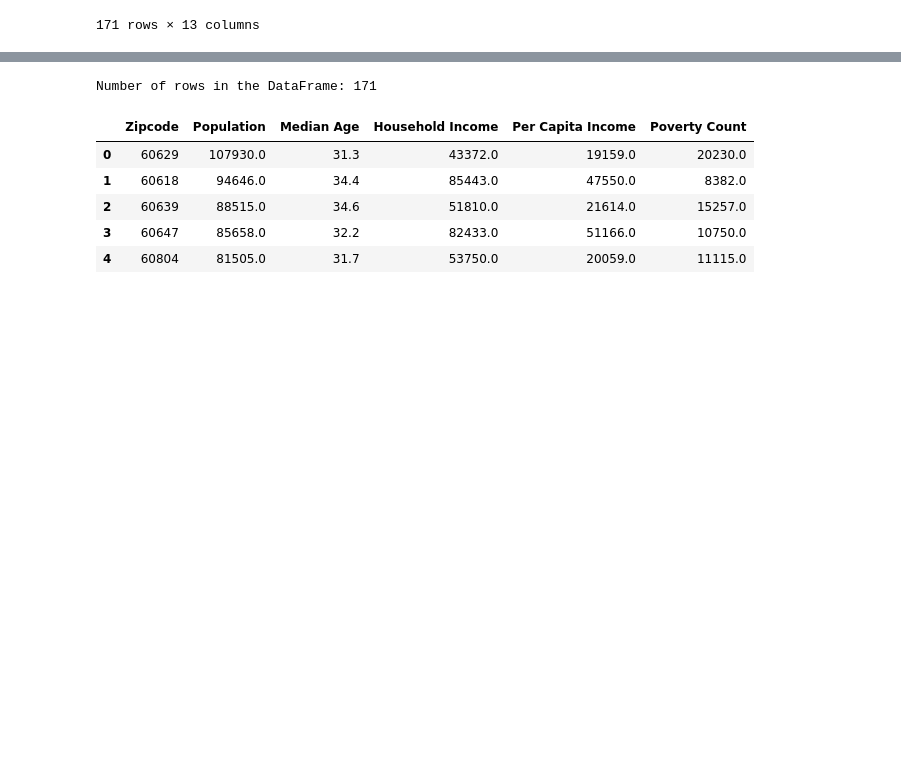
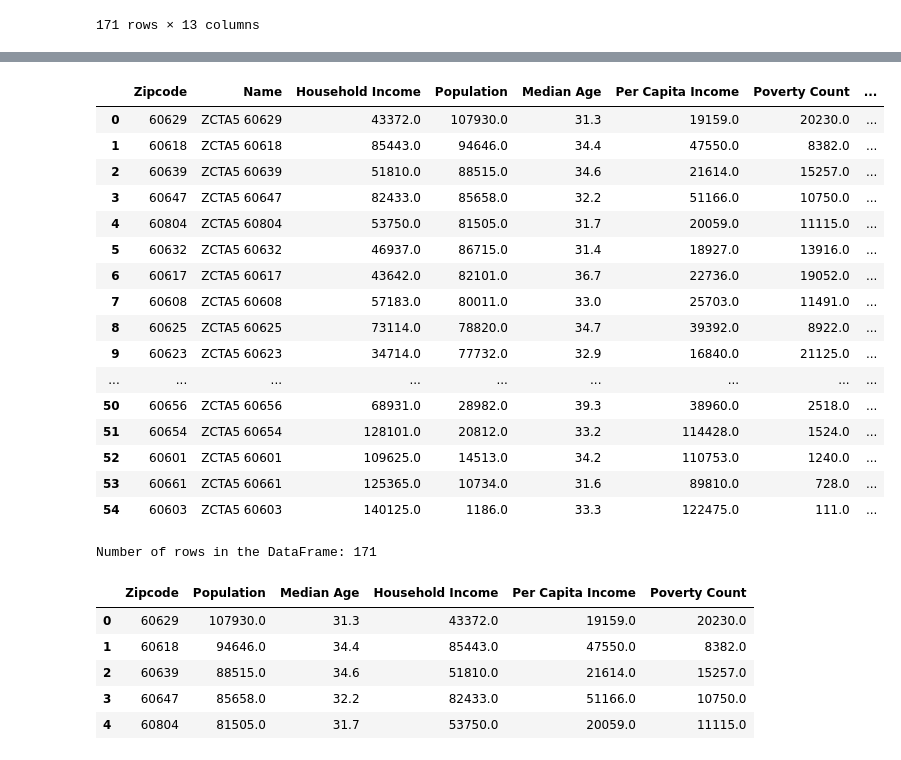
Before and after one commit to manalipatel9/project1, a Jupyter notebook: Chicago_census_info.ipynb, the cells around one changed output, grey strips where cells are left out. Drawn from its saved outputs; the diff is of its cells as text; code cells hidden in the pictures; blank space fills up the shorter version.

Commit message:
updated code and covid data

```diff
--- a/Chicago_census_info.ipynb
+++ b/Chicago_census_info.ipynb
@@ -10,8 +10,15 @@ from census import Census
 
 zip_df = pd.read_csv("ChicagoZips.csv", encoding="utf-8")
 
-store_df=pd.read_csv("Grocery_Store_Status_jlk.csv" , encoding="utf-8")
+
+store_df=pd.read_csv("Grocery_Store_Status.csv" , encoding="utf-8")
+store_df[["Zipcode","Zipcode_long"]]=store_df.Zip_long.str.split("-",expand=True)
+
 store_df["Zipcode"]=store_df["Zipcode"].astype("int64")
 store_df=store_df[store_df["New status"]=="OPEN"]
-store_df
+
+
+covid_df = pd.read_csv("Illinois_Covid_Data.csv", encoding="utf-8")
+covid_df= covid_df.rename(columns = {"ZIP Code": "Zipcode"})
+covid_df["Zipcode"]=covid_df["Zipcode"].astype("int64")
 # %% [output]
@@ -221,6 +193,27 @@ chicago
 | 124 | 60601 | ZCTA5 60601 | 109625.0 | 14513.0 | 34.2 | 110753.0 | 1240.0 | ... |
 | 145 | 60661 | ZCTA5 60661 | 125365.0 | 10734.0 | 31.6 | 89810.0 | 728.0 | ... |
 | 167 | 60603 | ZCTA5 60603 | 140125.0 | 1186.0 | 33.3 | 122475.0 | 111.0 | ... |
+# %%
+chicago=chicago.merge(covid_df, on="Zipcode", how = "left")
+chicago
+# %% [output]
+|  | Zipcode | Name | Household Income | Population | Median Age | Per Capita Income | Poverty Count | ... |
+| 0 | 60629 | ZCTA5 60629 | 43372.0 | 107930.0 | 31.3 | 19159.0 | 20230.0 | ... |
+| 1 | 60618 | ZCTA5 60618 | 85443.0 | 94646.0 | 34.4 | 47550.0 | 8382.0 | ... |
+| 2 | 60639 | ZCTA5 60639 | 51810.0 | 88515.0 | 34.6 | 21614.0 | 15257.0 | ... |
+| 3 | 60647 | ZCTA5 60647 | 82433.0 | 85658.0 | 32.2 | 51166.0 | 10750.0 | ... |
+| 4 | 60804 | ZCTA5 60804 | 53750.0 | 81505.0 | 31.7 | 20059.0 | 11115.0 | ... |
+| 5 | 60632 | ZCTA5 60632 | 46937.0 | 86715.0 | 31.4 | 18927.0 | 13916.0 | ... |
+| 6 | 60617 | ZCTA5 60617 | 43642.0 | 82101.0 | 36.7 | 22736.0 | 19052.0 | ... |
+| 7 | 60608 | ZCTA5 60608 | 57183.0 | 80011.0 | 33.0 | 25703.0 | 11491.0 | ... |
+| 8 | 60625 | ZCTA5 60625 | 73114.0 | 78820.0 | 34.7 | 39392.0 | 8922.0 | ... |
+| 9 | 60623 | ZCTA5 60623 | 34714.0 | 77732.0 | 32.9 | 16840.0 | 21125.0 | ... |
+| ... | ... | ... | ... | ... | ... | ... | ... | ... |
+| 50 | 60656 | ZCTA5 60656 | 68931.0 | 28982.0 | 39.3 | 38960.0 | 2518.0 | ... |
+| 51 | 60654 | ZCTA5 60654 | 128101.0 | 20812.0 | 33.2 | 114428.0 | 1524.0 | ... |
+| 52 | 60601 | ZCTA5 60601 | 109625.0 | 14513.0 | 34.2 | 110753.0 | 1240.0 | ... |
+| 53 | 60661 | ZCTA5 60661 | 125365.0 | 10734.0 | 31.6 | 89810.0 | 728.0 | ... |
+| 54 | 60603 | ZCTA5 60603 | 140125.0 | 1186.0 | 33.3 | 122475.0 | 111.0 | ... |
 # %%
 
 # Add a Poverty Rate column (Poverty Count / Population)
```
Also changed, not shown: parts of 3 cells of this notebook, 1 other file.
